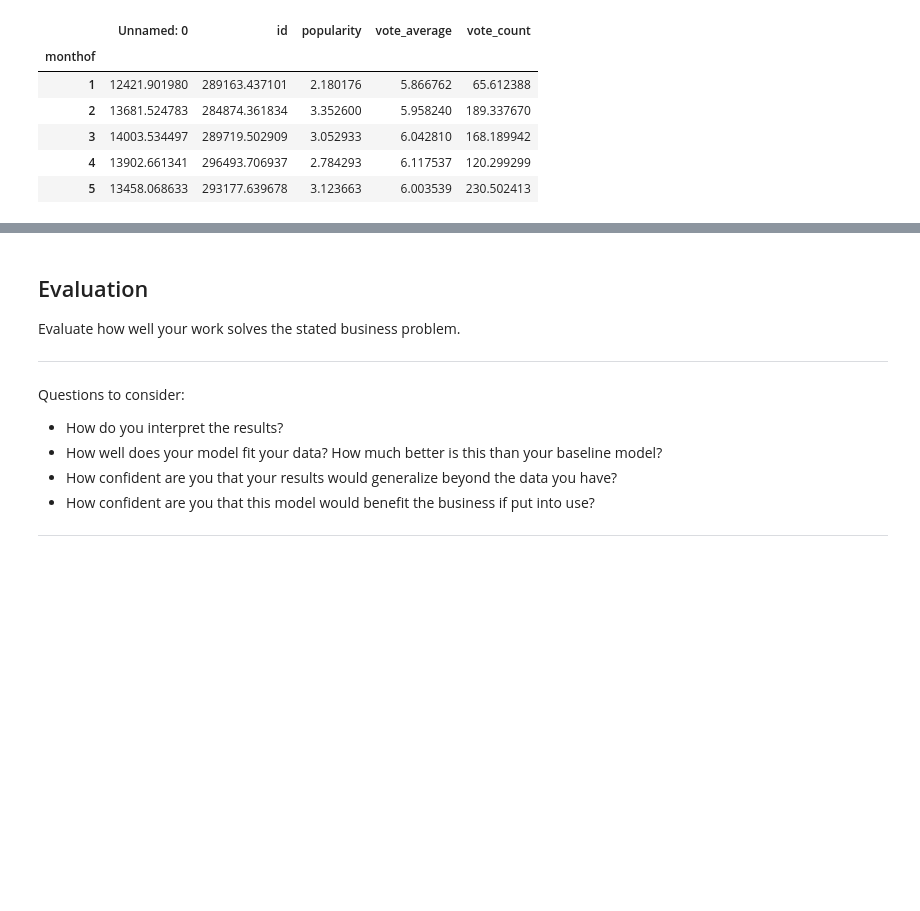
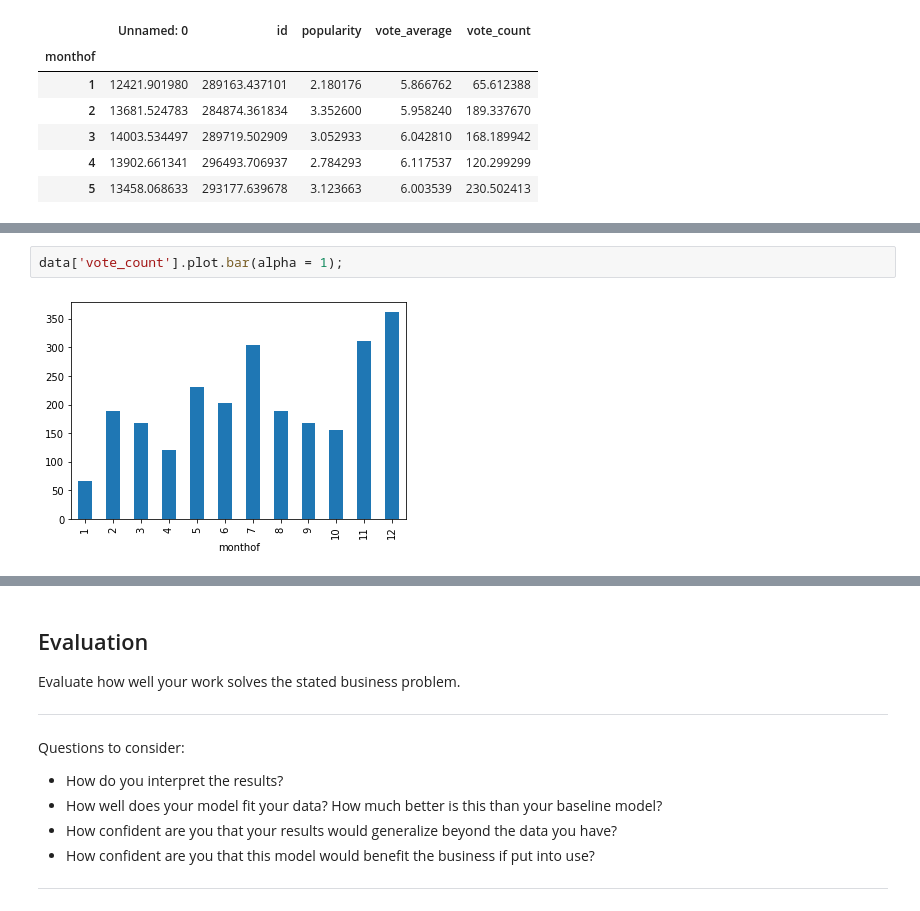
Before and after one commit to morty802/Microsoft-Recommendations, a Jupyter notebook: Microsoft-Movie-Recommendations.ipynb, the cells around one changed output, grey strips where cells are left out. Drawn from its saved outputs; the diff is of its cells as text; blank space fills up the shorter version.

```diff
--- a/Microsoft-Movie-Recommendations.ipynb
+++ b/Microsoft-Movie-Recommendations.ipynb
@@ -602,0 +451,4 @@ data.plot.hist(alpha = 1);
+# %%
+data['vote_count'].plot.bar(alpha = 1);
+# %% [output]
+[figure, added]
```
Also changed, not shown: parts of 44 cells of this notebook.
